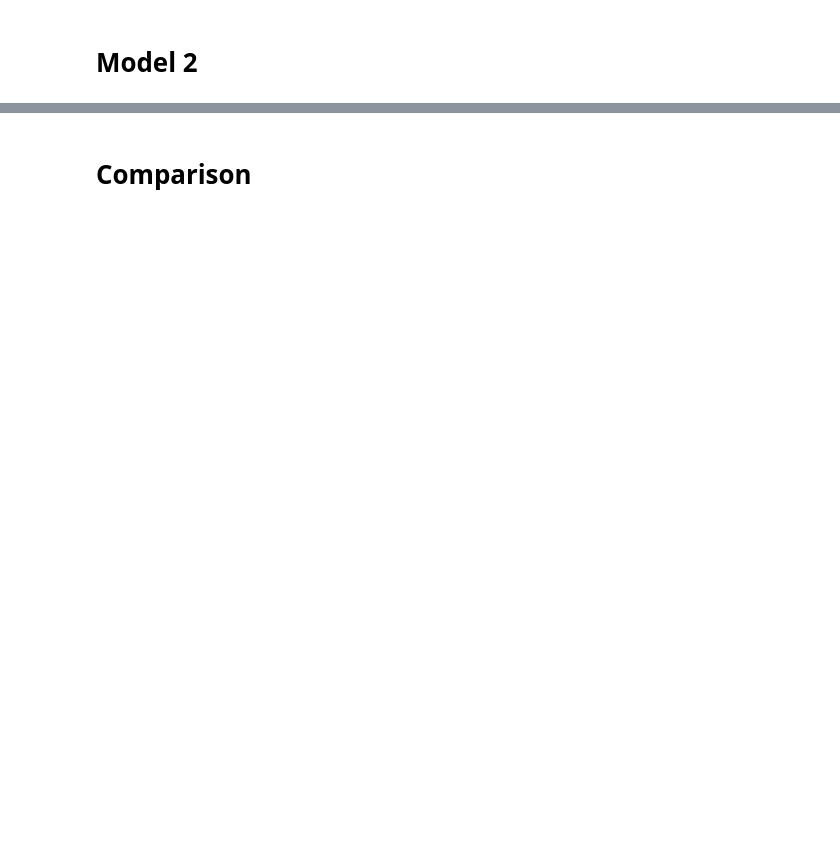
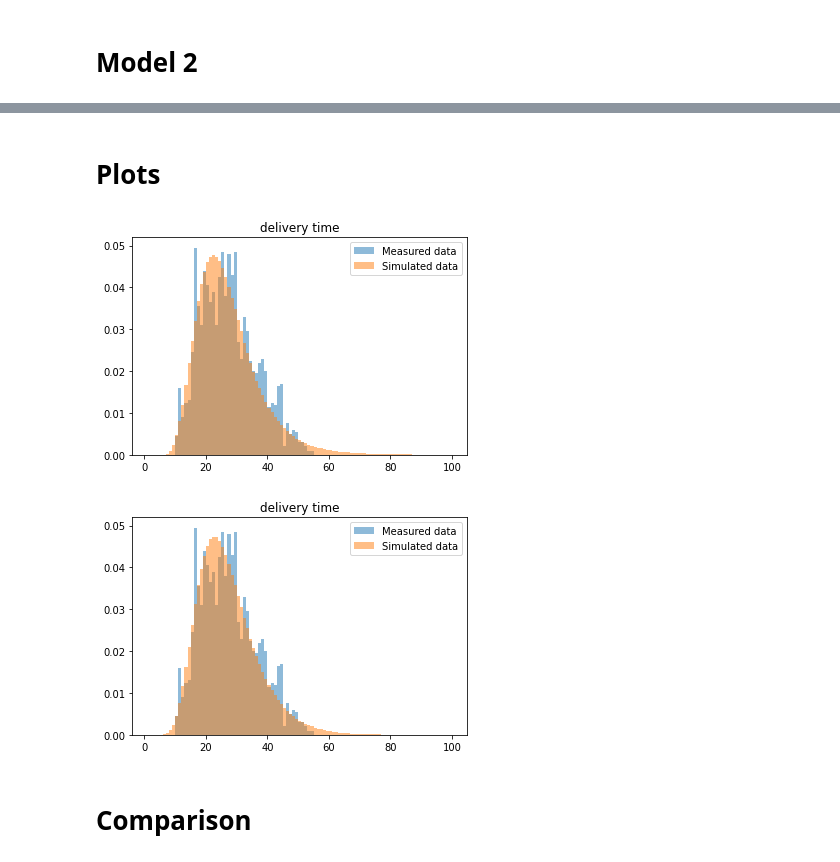
Before and after one commit to justynagibas/data_analytics_project, a Jupyter notebook: basic_model.ipynb, the cells around one changed output, grey strips where cells are left out. Drawn from its saved outputs; the diff is of its cells as text; code cells hidden in the pictures; blank space fills up the shorter version.

Commit message:
Added model criteria

```diff
--- a/basic_model.ipynb
+++ b/basic_model.ipynb
@@ -994,3 +546,29 @@ INFO:cmdstanpy:CmdStan done processing.
+# %% [markdown]
+# Plots
+# %%
+model1_fit = basic_sample.draws_pd()
+model2_fit = model2_sample.draws_pd()
+
+bins = np.linspace(1,100,100)
+
+delivery_fit = model1_fit.filter(regex="delivery_time.*")
+# df_fit.iloc[:, 8:]
+plt.hist(train_df["Time_taken(min)"], bins=bins,density=True, alpha=0.5, label="Measured data")
+plt.hist(delivery_fit.values.flatten(),bins=bins,density=True, alpha=0.5, label="Simulated data")
+plt.title("delivery time")
+plt.legend()
+plt.show()
+
+delivery_fit = model2_fit.filter(regex="delivery_time.*")
+# df_fit.iloc[:, 8:]
+plt.hist(train_df["Time_taken(min)"], bins=bins,density=True, alpha=0.5, label="Measured data")
+plt.hist(delivery_fit.values.flatten(),bins=bins,density=True, alpha=0.5, label="Simulated data")
+plt.title("delivery time")
+plt.legend()
+plt.show()
+# %% [output]
+[figure, added]
+[figure, added]
 # %% [markdown]
 # Comparison
 # %%
```
Also changed, not shown: parts of 15 cells of this notebook.
